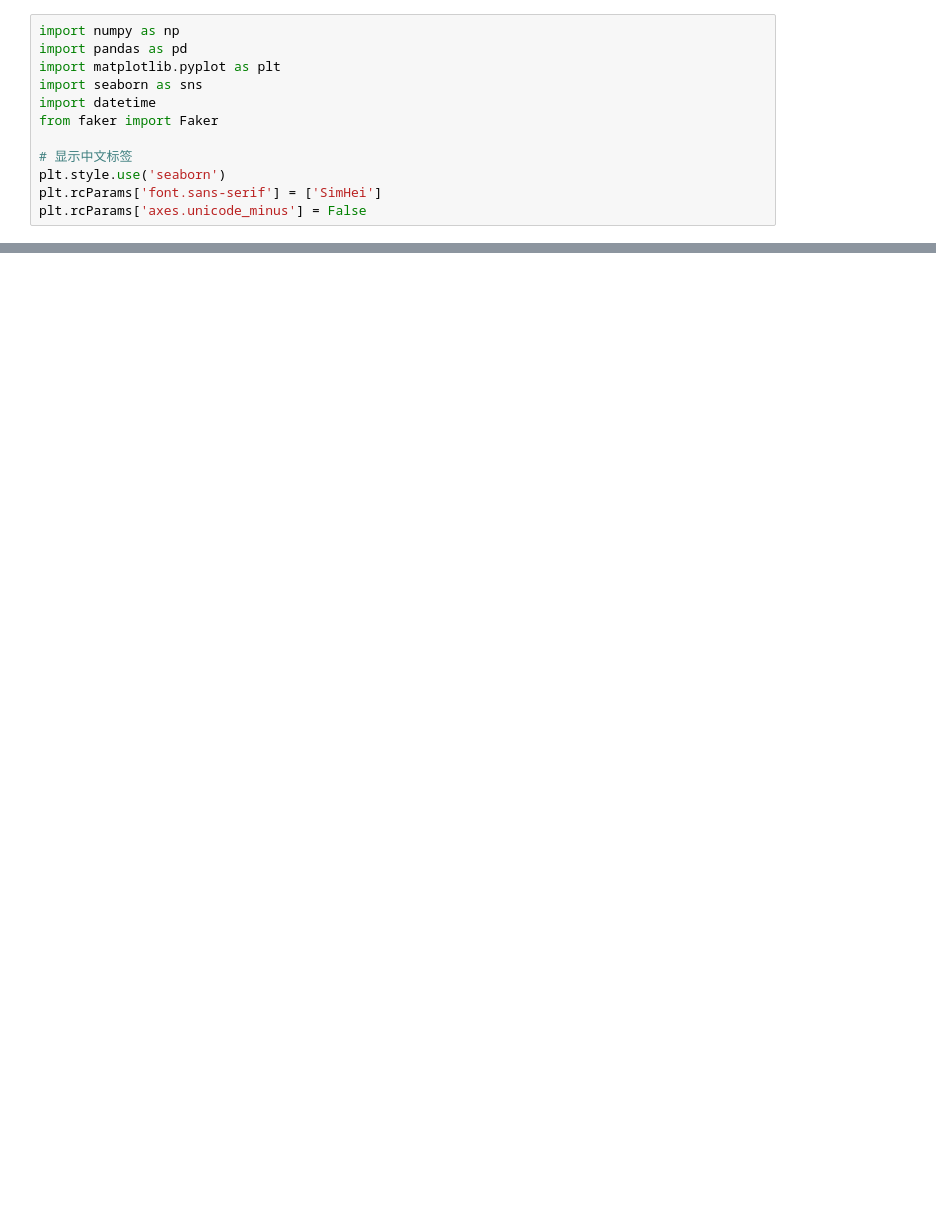
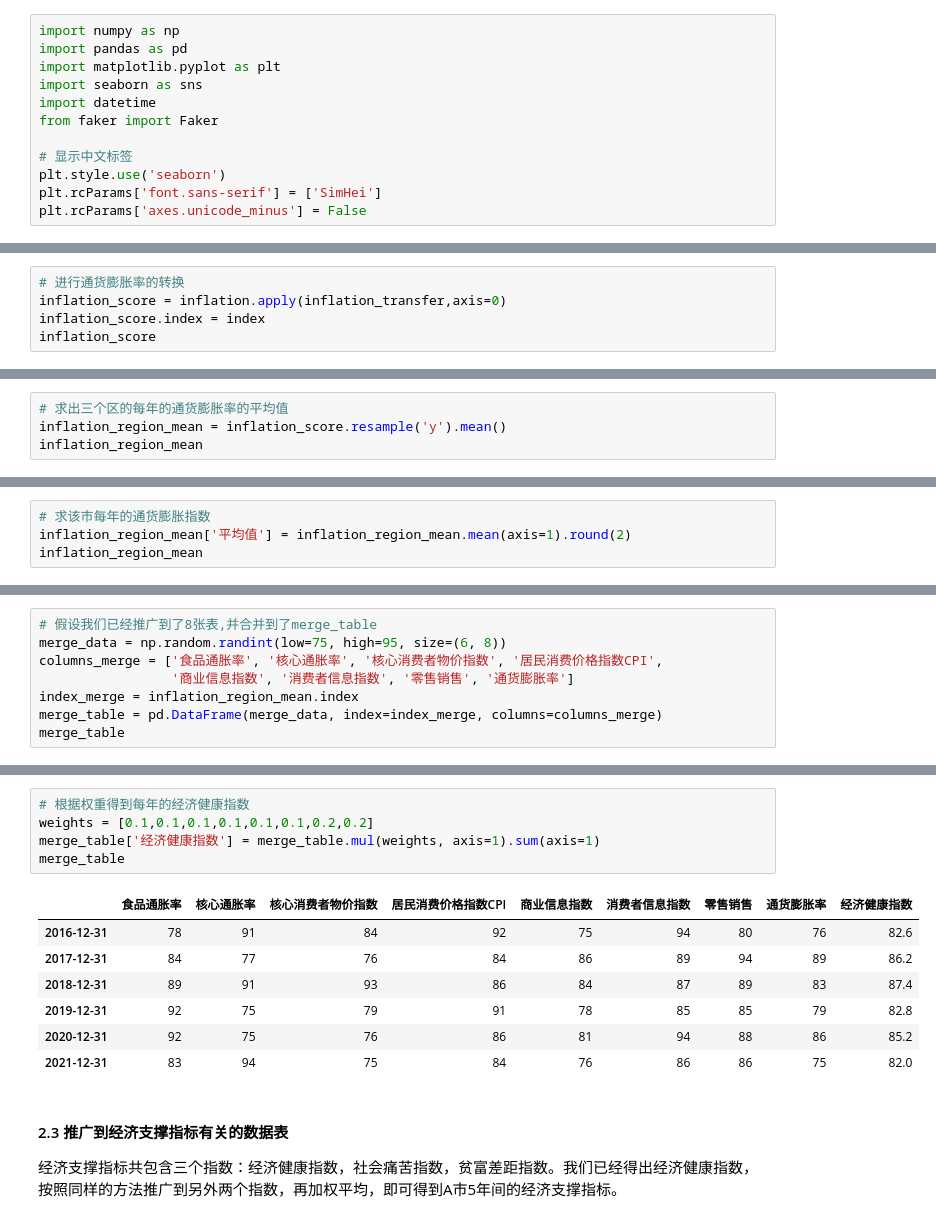
Before and after one commit to MooTong123/notebook, a Jupyter notebook: data_mining/projects/智慧政法大数据项目/智慧政法项目案例.ipynb, the cells around one changed output, grey strips where cells are left out. Cells and saved outputs as stored; diff of their text form; blank space fills up the shorter version.

```diff
--- a/data_mining/projects/智慧政法大数据项目/智慧政法项目案例.ipynb
+++ b/data_mining/projects/智慧政法大数据项目/智慧政法项目案例.ipynb
@@ -31,0 +198,5 @@ plt.rcParams['axes.unicode_minus'] = False
+# %%
+# 进行通货膨胀率的转换
+inflation_score = inflation.apply(inflation_transfer,axis=0)
+inflation_score.index = index
+inflation_score
@@ -31,0 +217,4 @@ plt.rcParams['axes.unicode_minus'] = False
+# %%
+# 求出三个区的每年的通货膨胀率的平均值
+inflation_region_mean = inflation_score.resample('y').mean()
+inflation_region_mean
@@ -31,0 +231,4 @@ plt.rcParams['axes.unicode_minus'] = False
+# %%
+# 求该市每年的通货膨胀指数
+inflation_region_mean['平均值'] = inflation_region_mean.mean(axis=1).round(2)
+inflation_region_mean
@@ -31,0 +247,8 @@ plt.rcParams['axes.unicode_minus'] = False
+# %%
+# 假设我们已经推广到了8张表,并合并到了merge_table
+merge_data = np.random.randint(low=75, high=95, size=(6, 8))
+columns_merge = ['食品通胀率', '核心通胀率', '核心消费者物价指数', '居民消费价格指数CPI',
+                 '商业信息指数', '消费者信息指数', '零售销售', '通货膨胀率']
+index_merge = inflation_region_mean.index
+merge_table = pd.DataFrame(merge_data, index=index_merge, columns=columns_merge)
+merge_table
@@ -31,0 +263,17 @@ plt.rcParams['axes.unicode_minus'] = False
+# %%
+# 根据权重得到每年的经济健康指数
+weights = [0.1,0.1,0.1,0.1,0.1,0.1,0.2,0.2]
+merge_table['经济健康指数'] = merge_table.mul(weights, axis=1).sum(axis=1)
+merge_table
+# %% [output]
+|  | 食品通胀率 | 核心通胀率 | 核心消费者物价指数 | 居民消费价格指数CPI | 商业信息指数 | 消费者信息指数 | 零售销售 | 通货膨胀率 | 经济健康指数 |
+| 2016-12-31 | 78 | 91 | 84 | 92 | 75 | 94 | 80 | 76 | 82.6 |
+| 2017-12-31 | 84 | 77 | 76 | 84 | 86 | 89 | 94 | 89 | 86.2 |
+| 2018-12-31 | 89 | 91 | 93 | 86 | 84 | 87 | 89 | 83 | 87.4 |
+| 2019-12-31 | 92 | 75 | 79 | 91 | 78 | 85 | 85 | 79 | 82.8 |
+| 2020-12-31 | 92 | 75 | 76 | 86 | 81 | 94 | 88 | 86 | 85.2 |
+| 2021-12-31 | 83 | 94 | 75 | 84 | 76 | 86 | 86 | 75 | 82.0 |
+# %% [markdown]
+#### 2.3 推广到经济支撑指标有关的数据表
+
+经济支撑指标共包含三个指数：经济健康指数，社会痛苦指数，贫富差距指数。我们已经得出经济健康指数，按照同样的方法推广到另外两个指数，再加权平均，即可得到A市5年间的经济支撑指标。
```
Also changed, not shown: parts of 23 cells of this notebook, 6 other files.
